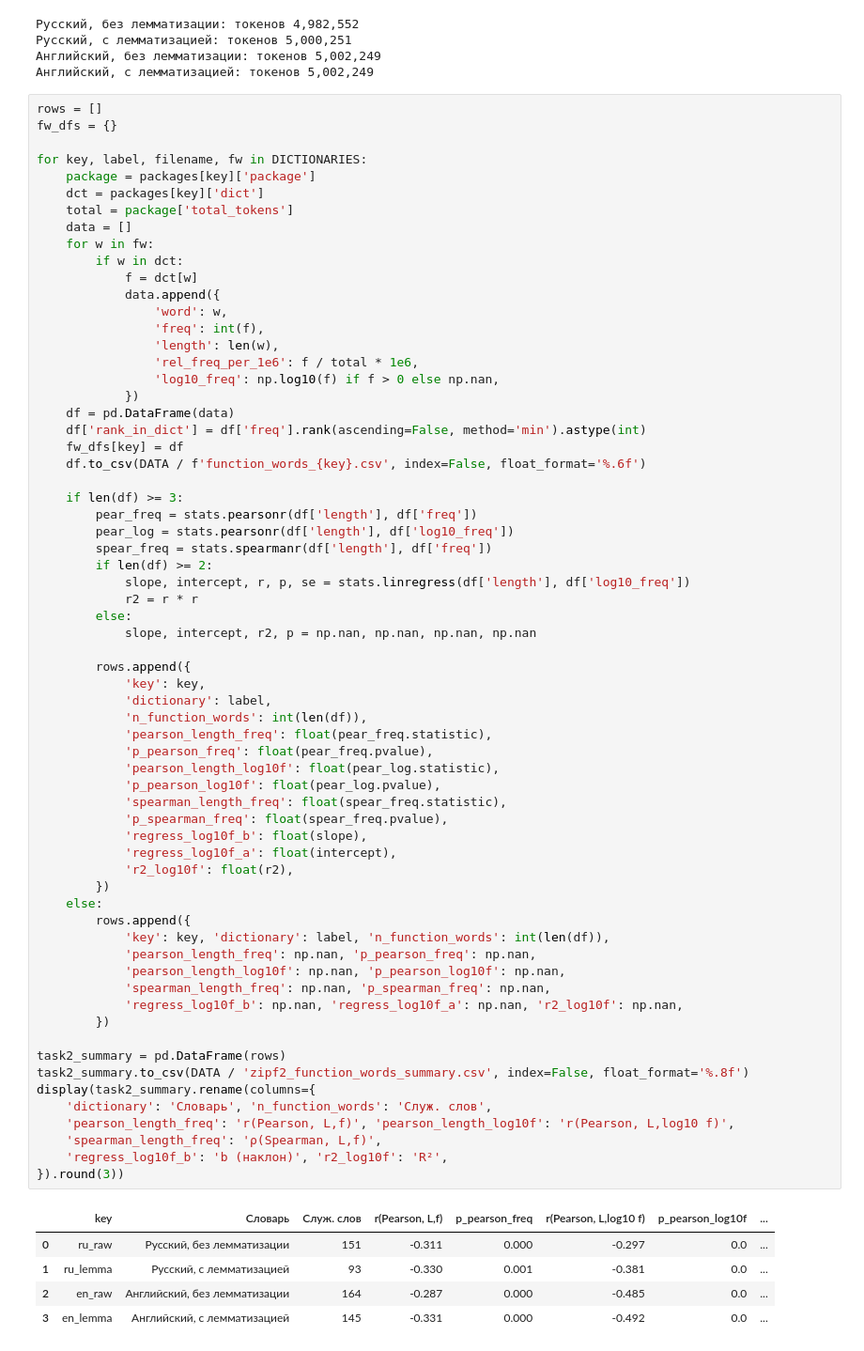
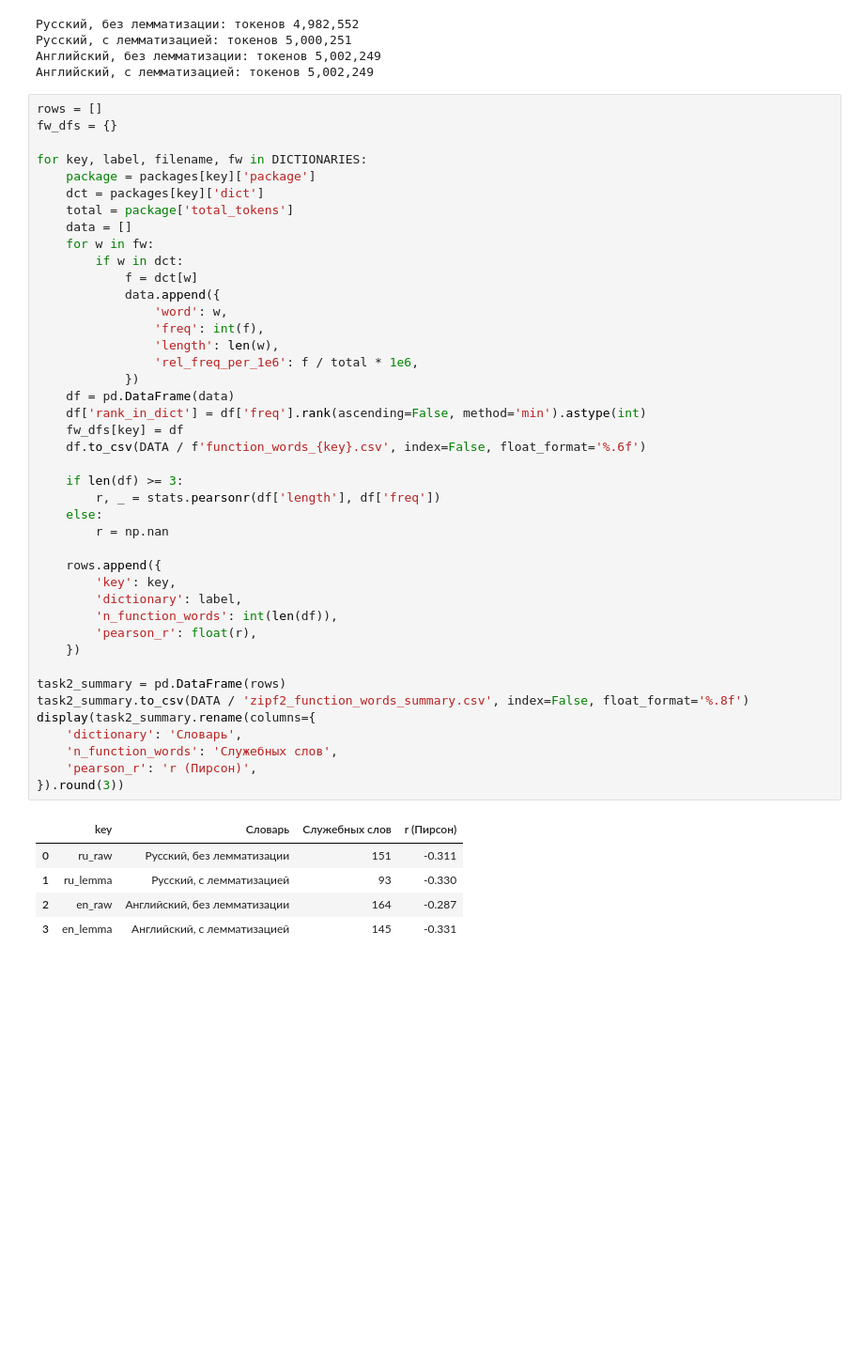
Before and after one commit to Xivalor/nlp_uni, a Jupyter notebook: rgr2/02_zipf_empirical_function_words.ipynb, the cells around one changed output. Shown at 94% size. Saved outputs shown, nothing was run; the diff lists cells and outputs as text; blank space fills up the shorter version.

```diff
--- a/rgr2/02_zipf_empirical_function_words.ipynb
+++ b/rgr2/02_zipf_empirical_function_words.ipynb
@@ -111,73 +109,50 @@ for key, label, filename, fw in DICTIONARIES:
 rows = []
 fw_dfs = {}
 
 for key, label, filename, fw in DICTIONARIES:
     package = packages[key]['package']
     dct = packages[key]['dict']
     total = package['total_tokens']
     data = []
     for w in fw:
         if w in dct:
             f = dct[w]
             data.append({
                 'word': w,
                 'freq': int(f),
                 'length': len(w),
                 'rel_freq_per_1e6': f / total * 1e6,
-                'log10_freq': np.log10(f) if f > 0 else np.nan,
             })
     df = pd.DataFrame(data)
     df['rank_in_dict'] = df['freq'].rank(ascending=False, method='min').astype(int)
     fw_dfs[key] = df
     df.to_csv(DATA / f'function_words_{key}.csv', index=False, float_format='%.6f')
 
     if len(df) >= 3:
-        pear_freq = stats.pearsonr(df['length'], df['freq'])
-        pear_log = stats.pearsonr(df['length'], df['log10_freq'])
-        spear_freq = stats.spearmanr(df['length'], df['freq'])
-        if len(df) >= 2:
-            slope, intercept, r, p, se = stats.linregress(df['length'], df['log10_freq'])
-            r2 = r * r
-        else:
-            slope, intercept, r2, p = np.nan, np.nan, np.nan, np.nan
+        r, _ = stats.pearsonr(df['length'], df['freq'])
+    else:
+        r = np.nan
 
-        rows.append({
-            'key': key,
-            'dictionary': label,
-            'n_function_words': int(len(df)),
-            'pearson_length_freq': float(pear_freq.statistic),
-            'p_pearson_freq': float(pear_freq.pvalue),
-            'pearson_length_log10f': float(pear_log.statistic),
-            'p_pearson_log10f': float(pear_log.pvalue),
-            'spearman_length_freq': float(spear_freq.statistic),
-            'p_spearman_freq': float(spear_freq.pvalue),
-            'regress_log10f_b': float(slope),
-            'regress_log10f_a': float(intercept),
-            'r2_log10f': float(r2),
-        })
-    else:
-        rows.append({
-            'key': key, 'dictionary': label, 'n_function_words': int(len(df)),
-            'pearson_length_freq': np.nan, 'p_pearson_freq': np.nan,
-            'pearson_length_log10f': np.nan, 'p_pearson_log10f': np.nan,
-            'spearman_length_freq': np.nan, 'p_spearman_freq': np.nan,
-            'regress_log10f_b': np.nan, 'regress_log10f_a': np.nan, 'r2_log10f': np.nan,
-        })
+    rows.append({
+        'key': key,
+        'dictionary': label,
+        'n_function_words': int(len(df)),
+        'pearson_r': float(r),
+    })
 
 task2_summary = pd.DataFrame(rows)
 task2_summary.to_csv(DATA / 'zipf2_function_words_summary.csv', index=False, float_format='%.8f')
 display(task2_summary.rename(columns={
-    'dictionary': 'Словарь', 'n_function_words': 'Служ. слов',
-    'pearson_length_freq': 'r(Pearson, L,f)', 'pearson_length_log10f': 'r(Pearson, L,log10 f)',
-    'spearman_length_freq': 'ρ(Spearman, L,f)',
-    'regress_log10f_b': 'b (наклон)', 'r2_log10f': 'R²',
+    'dictionary': 'Словарь',
+    'n_function_words': 'Служебных слов',
+    'pearson_r': 'r (Пирсон)',
 }).round(3))
 # %% [output]
-|  | key | Словарь | Служ. слов | r(Pearson, L,f) | p_pearson_freq | r(Pearson, L,log10 f) | p_pearson_log10f | ... |
-| 0 | ru_raw | Русский, без лемматизации | 151 | -0.311 | 0.000 | -0.297 | 0.0 | ... |
-| 1 | ru_lemma | Русский, с лемматизацией | 93 | -0.330 | 0.001 | -0.381 | 0.0 | ... |
-| 2 | en_raw | Английский, без лемматизации | 164 | -0.287 | 0.000 | -0.485 | 0.0 | ... |
-| 3 | en_lemma | Английский, с лемматизацией | 145 | -0.331 | 0.000 | -0.492 | 0.0 | ... |
+|  | key | Словарь | Служебных слов | r (Пирсон) |
+| 0 | ru_raw | Русский, без лемматизации | 151 | -0.311 |
+| 1 | ru_lemma | Русский, с лемматизацией | 93 | -0.330 |
+| 2 | en_raw | Английский, без лемматизации | 164 | -0.287 |
+| 3 | en_lemma | Английский, с лемматизацией | 145 | -0.331 |
 # %% [markdown]
 ## Графики для задания 2
 
```
Also changed, not shown: parts of 4 cells of this notebook, 20 other files.
